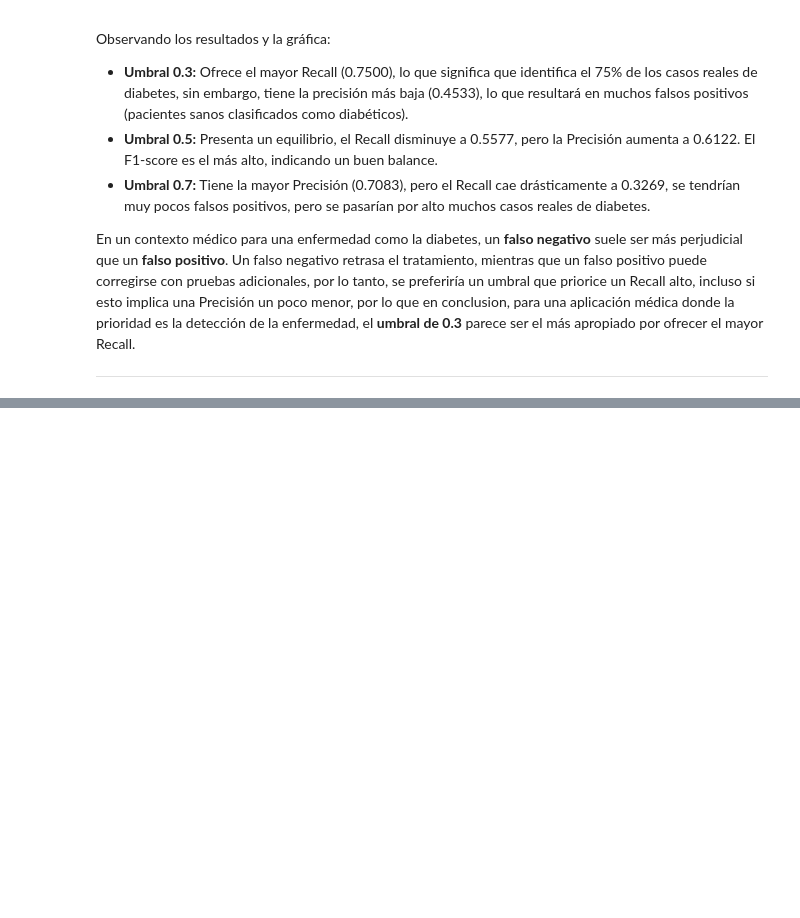
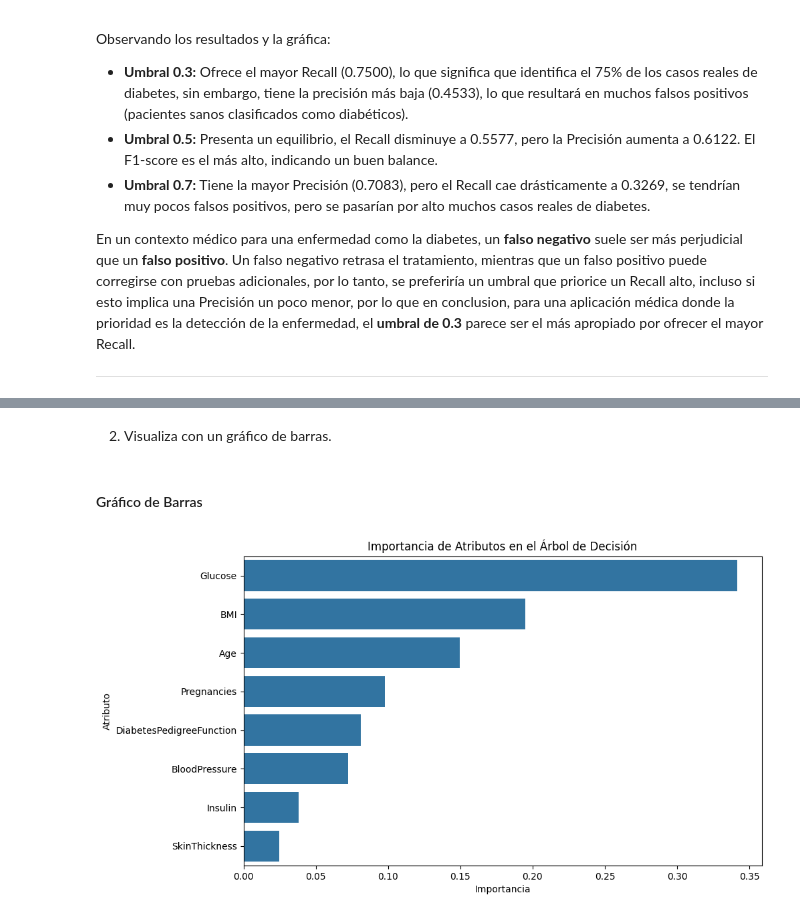
Before and after one commit to darickpb/AILabs-Lab05, a Jupyter notebook: Lab05_LR.ipynb, the cells around one changed output, grey strips where cells are left out. Cells and saved outputs as stored; diff of their text form; code cells hidden in the pictures; blank space fills up the shorter version.

```diff
--- a/Lab05_LR.ipynb
+++ b/Lab05_LR.ipynb
@@ -1073,0 +1027,12 @@ En un contexto médico para una enfermedad como la diabetes, un **falso negativo
+# %%
+from sklearn.tree import DecisionTreeClassifier
+import matplotlib.pyplot as plt
+import seaborn as sns
+importances = tree_model.feature_importances_
+feature_names = X.columns
+# DataFrame para visualizar mejor la importancia
+importance_df = pd.DataFrame({'Feature': feature_names, 'Importance': importances})
+# Ordenar por importancia de mayor a menor
+importance_df = importance_df.sort_values(by='Importance', ascending=False)
+print("Importancia de los atributos:")
+print(importance_df)
@@ -1073,0 +1050,14 @@ En un contexto médico para una enfermedad como la diabetes, un **falso negativo
+# %% [markdown]
+2. Visualiza con un gráfico de barras.
+# %% [markdown]
+#### Gráfico de Barras
+# %%
+# Visualización en gráfico de barras
+plt.figure(figsize=(10, 6))
+sns.barplot(x='Importance', y='Feature', data=importance_df)
+plt.title('Importancia de Atributos en el Árbol de Decisión')
+plt.xlabel('Importancia')
+plt.ylabel('Atributo')
+plt.show()
+# %% [output]
+[figure, added]
```
Also changed, not shown: parts of 14 cells of this notebook.
